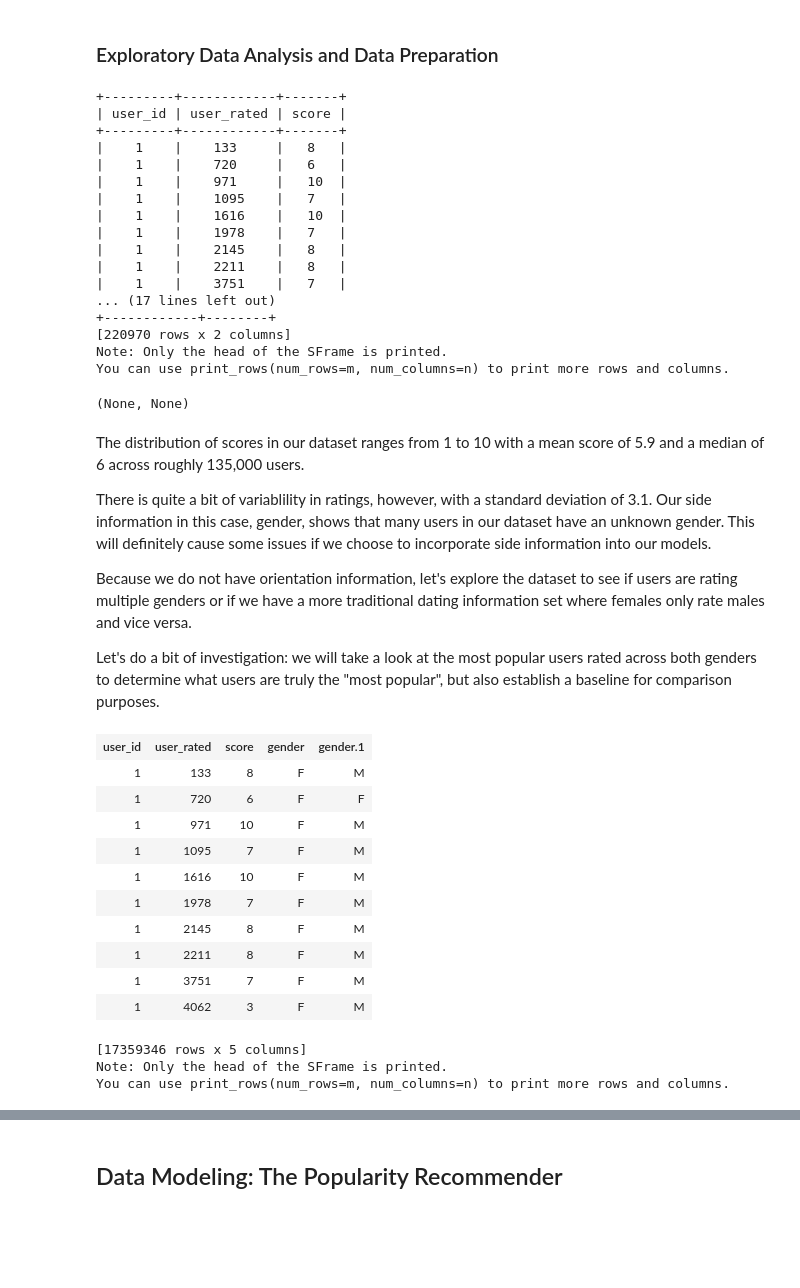
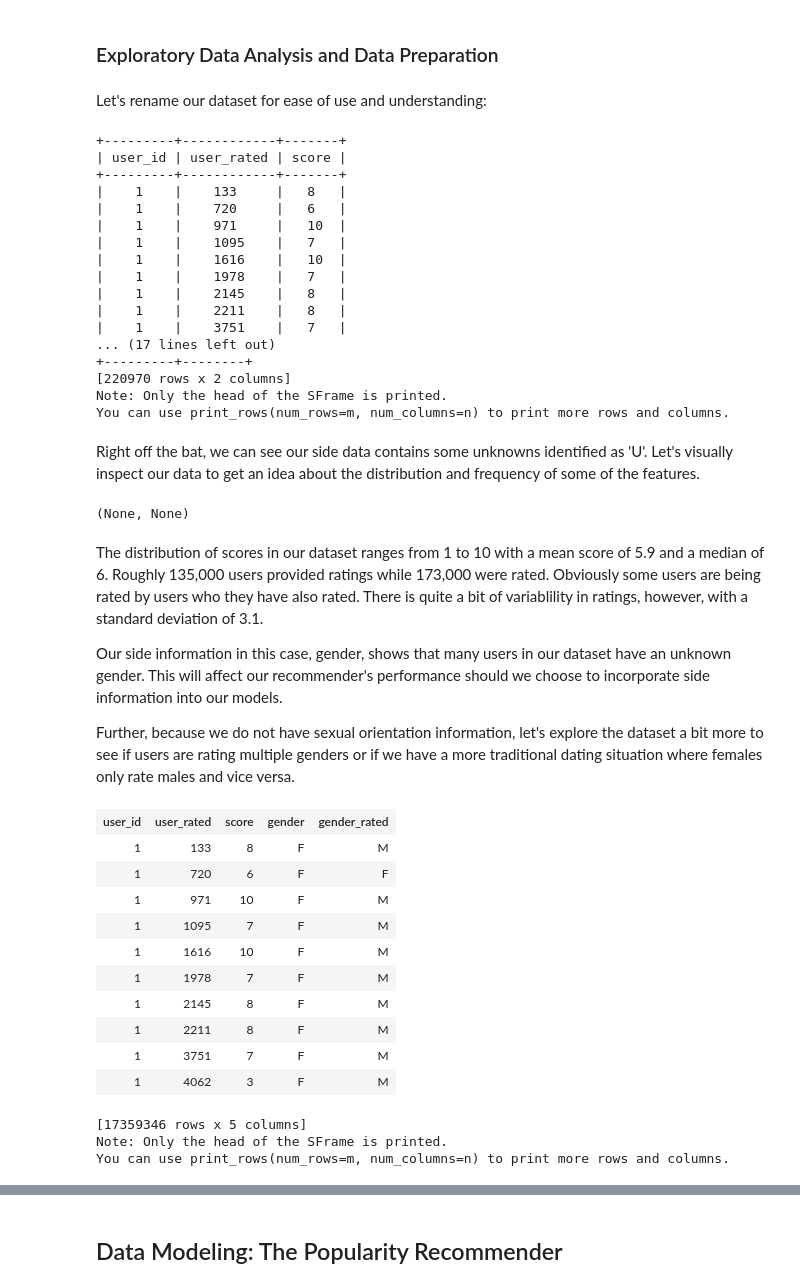
Before and after one commit to mg826/Data_Mining, a Jupyter notebook: Lab3_Dating_Recommender/Lab3_Recommender_Systems_Nichols_Matsunami_Smith.ipynb, the cells around one changed output, grey strips where cells are left out. Cells and saved outputs as stored; diff of their text form; code cells hidden in the pictures; blank space fills up the shorter version.

```diff
--- a/Lab3_Dating_Recommender/Lab3_Recommender_Systems_Nichols_Matsunami_Smith.ipynb
+++ b/Lab3_Dating_Recommender/Lab3_Recommender_Systems_Nichols_Matsunami_Smith.ipynb
@@ -25,10 +36,12 @@ ratings = gl.SFrame.read_csv('ratings.dat',header=False, verbose=False)
 genders = gl.SFrame.read_csv('gender.dat', header=False, verbose=False)
+# %% [markdown]
+Let's rename our dataset for ease of use and understanding:
 # %%
 ratings.rename({'X1':'user_id',
               'X2':'user_rated',
               'X3':'score'})
 
-genders.rename({'X1':'user_rated',
+genders.rename({'X1':'user_id',
               'X2':'gender'})
 
 print ratings, genders
@@ -46,27 +59,28 @@ print ratings, genders
 |    1    |    2211    |   8   |
 |    1    |    3751    |   7   |
 ... (17 lines left out)
-+------------+--------+
++---------+--------+
 [220970 rows x 2 columns]
 Note: Only the head of the SFrame is printed.
 You can use print_rows(num_rows=m, num_columns=n) to print more rows and columns.
+# %% [markdown]
+Right off the bat, we can see our side data contains some unknowns identified as 'U'. Let's visually inspect our data to get an idea about the distribution and frequency of some of the features.
 # %%
 ratings.show(), genders.show()
 # %% [output]
 (None, None)
 # %% [markdown]
-The distribution of scores in our dataset ranges from 1 to 10 with a mean score of 5.9 and a median of 6 across roughly 135,000 users.
+The distribution of scores in our dataset ranges from 1 to 10 with a mean score of 5.9 and a median of 6. Roughly 135,000 users provided ratings while 173,000 were rated. Obviously some users are being rated by users who they have also rated. There is quite a bit of variablility in ratings, however, with a standard deviation of 3.1.
 
-There is quite a bit of variablility in ratings, however, with a standard deviation of 3.1. Our side information in this case, gender, shows that many users in our dataset have an unknown gender. This will definitely cause some issues if we choose to incorporate side information into our models.
+Our side information in this case, gender, shows that many users in our dataset have an unknown gender. This will affect our recommender's performance should we choose to incorporate side information into our models.
 
-Because we do not have orientation information, let's explore the dataset to see if users are rating multiple genders or if we have a more traditional dating information set where females only rate males and vice versa.
-
-Let's do a bit of investigation: we will take a look at the most popular users rated across both genders to determine what users are truly the "most popular", but also establish a baseline for comparison purposes.
+Further, because we do not have sexual orientation information, let's explore the dataset a bit more to see if users are rating multiple genders or if we have a more traditional dating situation where females only rate males and vice versa.
 # %%
-complete = ratings.join(genders,on={'user_id':'user_rated'}).join(genders,on={'user_rated':'user_rated'})
+complete = ratings.join(genders).join(genders,on={'user_rated':'user_id'})
+complete.rename({'gender.1':'gender_rated'})
 complete
 # %% [output]
-| user_id | user_rated | score | gender | gender.1 |
+| user_id | user_rated | score | gender | gender_rated |
 | 1 | 133 | 8 | F | M |
 | 1 | 720 | 6 | F | F |
 | 1 | 971 | 10 | F | M |
```
Also changed, not shown: parts of 19 cells of this notebook.
